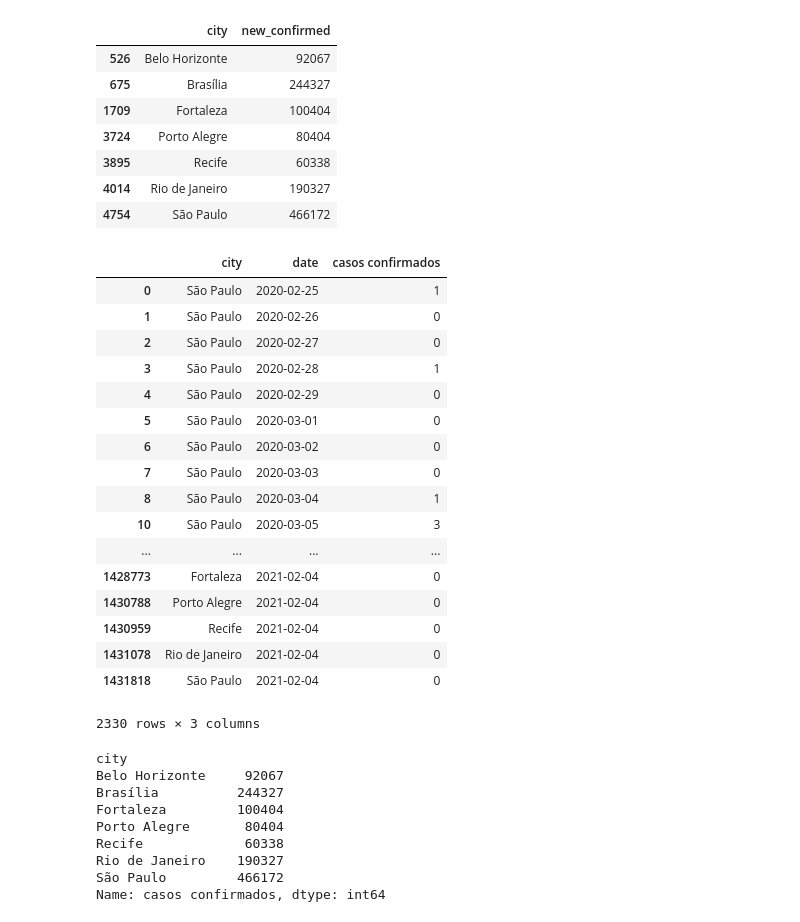
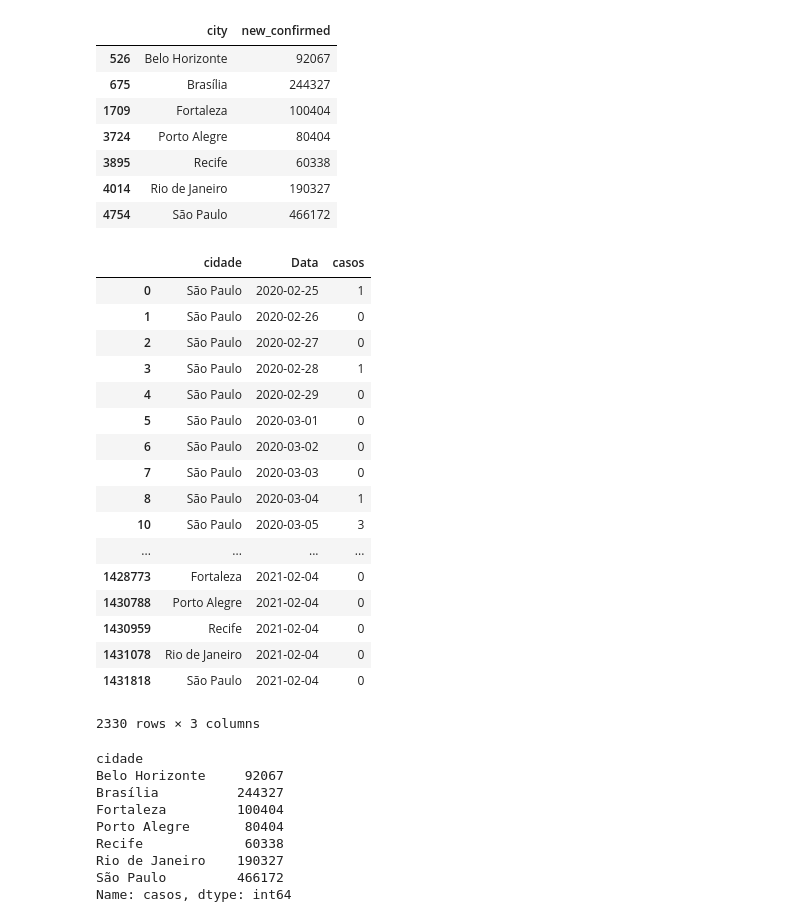
Before and after one commit to brunomarram/tcc-ufv, a Jupyter notebook: src/distribuicoes/covid-cases.ipynb, the cells around one changed output. Saved outputs shown, nothing was run; the diff lists cells and outputs as text; code cells hidden in the pictures.

```diff
--- a/src/distribuicoes/covid-cases.ipynb
+++ b/src/distribuicoes/covid-cases.ipynb
@@ -48,19 +48,19 @@ dfCovidDataGroupByCity[dfCovidDataGroupByCity['city'].isin(cities)]
 # %%
 covidDataGroupByCity = covid.groupby(['date', 'city'])['new_confirmed'].sum()
 
 dfCovidDataGroupByCity = pd.DataFrame(covidDataGroupByCity)
 
 #necessário dar o reset index 2 vezes para criar colunas corretamente
 dfCovidDataGroupByCity.reset_index(level=0, inplace=True)
 dfCovidDataGroupByCity.reset_index(level=0, inplace=True)
 
 #renomeia a coluna de novos casos para casos confirmados
-dfCovidDataGroupByCity.rename(columns={'new_confirmed':'casos confirmados'}, inplace=True)
+dfCovidDataGroupByCity.rename(columns={'new_confirmed':'casos', 'date': 'Data', 'city': 'cidade'}, inplace=True)
 
-citiesSelected = dfCovidDataGroupByCity[dfCovidDataGroupByCity['city'].isin(cities)]
+citiesSelected = dfCovidDataGroupByCity[dfCovidDataGroupByCity['cidade'].isin(cities)]
 citiesSelected
 # %% [output]
-|  | city | date | casos confirmados |
+|  | cidade | Data | casos |
 | 0 | São Paulo | 2020-02-25 | 1 |
 | 1 | São Paulo | 2020-02-26 | 0 |
 | 2 | São Paulo | 2020-02-27 | 0 |
@@ -80,9 +80,9 @@ citiesSelected
 2330 rows × 3 columns
 # %%
 #verificar se a soma bate com o groupby anterior
-citiesSelected.groupby('city')['casos confirmados'].sum()
+citiesSelected.groupby('cidade')['casos'].sum()
 # %% [output]
-city
+cidade
 Belo Horizonte     92067
 Brasília          244327
 Fortaleza         100404
@@ -90,4 +90,4 @@ Porto Alegre       80404
 Recife             60338
 Rio de Janeiro    190327
 São Paulo         466172
-Name: casos confirmados, dtype: int64
+Name: casos, dtype: int64
```
Also changed, not shown: parts of 2 cells of this notebook, 2 other files.
